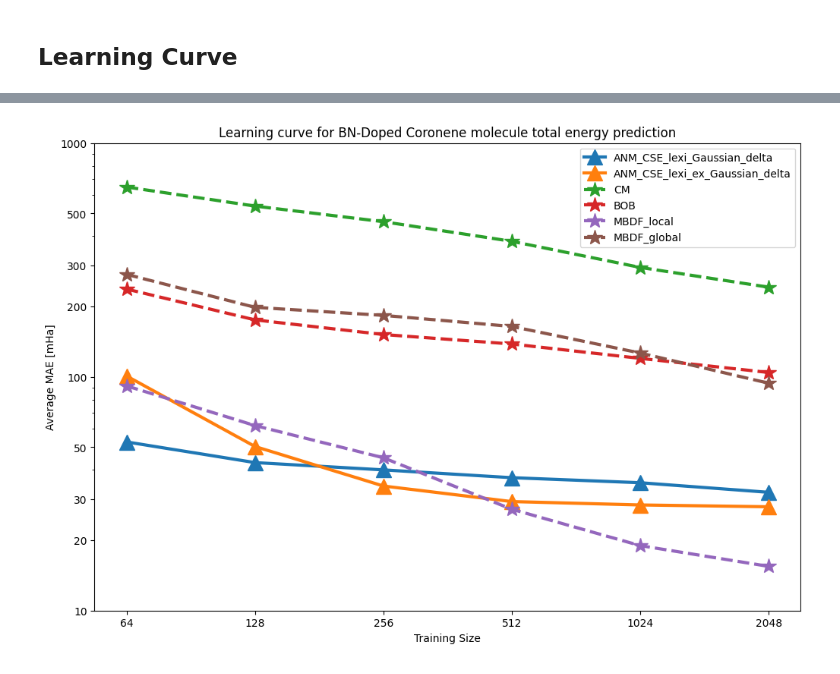
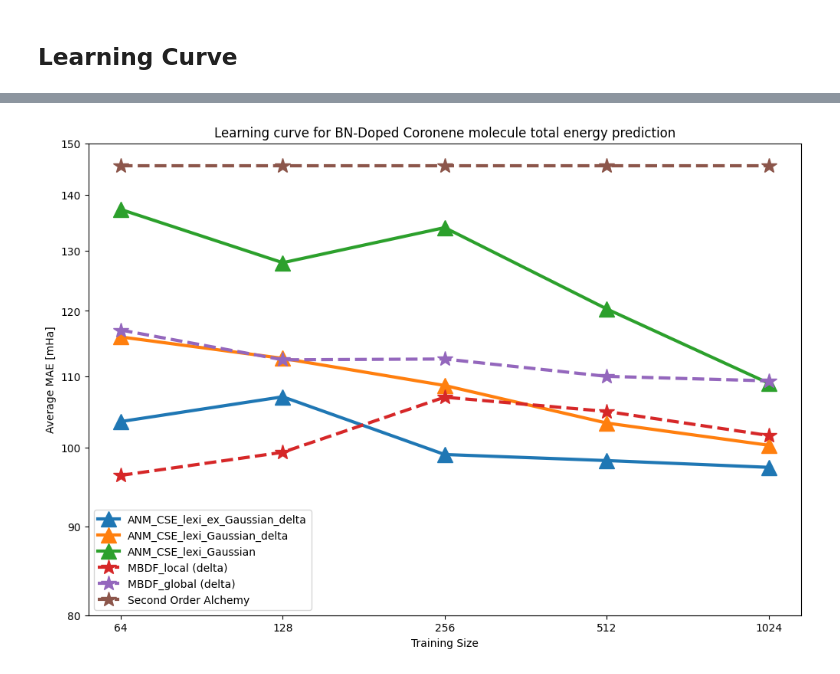
Before and after one commit to GabrielWu2004/Alchemical_Normal_Modes, a Jupyter notebook: [2]_ANM_with_coronene/main_code/performance_evaluation.ipynb, the cells around one changed output, grey strips where cells are left out. Drawn from its saved outputs; the diff is of its cells as text; code cells hidden in the pictures.

```diff
--- a/[2]_ANM_with_coronene/main_code/performance_evaluation.ipynb
+++ b/[2]_ANM_with_coronene/main_code/performance_evaluation.ipynb
@@ -209,15 +71,15 @@ display(model_performance)
 # %%
 X = dataset_dict['CSE_lexi'].to_numpy()
-y = delta_total_energy.to_numpy()
+y = D_etot.to_numpy()
 
-best_params = {'alpha': 1.6596764933651303e-07, 'gamma': 2.1567299387422978e-06, 'kernel': 'rbf'}
+best_params = {'alpha': 1.5182042161569614e-12, 'gamma': 6.03689365016129e-10, 'kernel': 'rbf'}
 model = KernelRidge(**best_params)
 
 columns = ['training size', 'average MAE (mHa)', 'standard deviation (mHa)']
 model_performance = pd.DataFrame(columns=columns)
 
-training_size = [2**i for i in range(6, 12)]
-num_trials = 3
+training_size = [2**i for i in range(6, 11)]
+num_trials = 5
 
 with warnings.catch_warnings():
     for index, num_training_sample in enumerate(training_size):
@@ -243,15 +106,15 @@ display(model_performance)
 # %%
-X = dataset_dict['CSE'].to_numpy()
-y = delta_delta_total_energy.to_numpy()
+X = dataset_dict['CSE_lexi'].to_numpy()
+y = DD_etot.to_numpy()
 
-best_params = {'alpha': 1.6596764933651303e-07, 'gamma': 2.1567299387422978e-06, 'kernel': 'rbf'}
+best_params = {'alpha': 0.0025629074500422688, 'gamma': 1.8104490522288843e-07, 'kernel': 'rbf'}
 model = KernelRidge(**best_params)
 
 columns = ['training size', 'average MAE (mHa)', 'standard deviation (mHa)']
 model_performance = pd.DataFrame(columns=columns)
 
-training_size = [2**i for i in range(6, 12)]
-num_trials = 3
+training_size = [2**i for i in range(6, 11)]
+num_trials = 5
 
 with warnings.catch_warnings():
     for index, num_training_sample in enumerate(training_size):
@@ -262,8 +125,8 @@ with warnings.catch_warnings():
         model_performance.at[index, 'average MAE (mHa)'] = average_error * 1000
         model_performance.at[index, 'standard deviation (mHa)'] = std_dev_error * 1000
 
-model_collection['ANM_CSE_Gaussian_delta'] = model
-performance_summary['ANM_CSE_Gaussian_delta'] = model_performance
+model_collection['ANM_CSE_lexi_Gaussian_delta'] = model
+performance_summary['ANM_CSE_lexi_Gaussian_delta'] = model_performance
 
 display(model_performance)
 # %% [output]
@@ -343,7 +144,7 @@ charges = coronene_energy_raw_data['charges'][:, :24]
 X = dataset_dict['CSE_lexi']
 y = DD_etot
 
-best_params = {'alpha': 0.0003077632285837624, 'beta': 1.7201150692798052e-08, 'epsilon': 9.489197381921544e-09, 'gamma': 1.0566043571980399e-07}
+best_params = {'alpha': 0.00028513857657025936, 'beta': 1.1753499166909471e-08, 'epsilon': 3.0350353283034606e-06, 'gamma': 1.1611337892690983e-07}
 model = KernelRidge(kernel='precomputed', alpha=best_params['alpha'])
 
 columns = ['training size', 'average MAE (mHa)', 'standard deviation (mHa)']
@@ -381,46 +182,47 @@ dict_keys(['ANM_Gaussian_delta', 'ANM_lexi_Gaussian_delta', 'ANM_CE_Gaussian_del
 # %%
 # performance_summary.pop("ANM_CSE_lexi_nd_Gaussian_delta")
 
-target_key = ['ANM_CSE_lexi_Gaussian_delta', 'ANM_CSE_lexi_ex_Gaussian_delta']
+target_key = ['ANM_CSE_lexi_Gaussian', 'ANM_CSE_lexi_Gaussian_delta', 'ANM_CSE_lexi_ex_Gaussian_delta']
 
 plt.figure(figsize=(12, 8))
 
-baseline = {'CM': [648.5527354673592, 537.6985692537448, 461.0180882987335, 379.9858538857778, 293.8438973546341, 241.82578139489823],
-            'BOB': [237.41250993141233, 175.25626039916506, 151.71095095761646, 138.19860398430035, 119.94745348162638, 104.37619882451854],
-            'MBDF_local': [91.45978157923743, 61.880635092542924, 45.05741969642941, 27.131326474704487, 18.96572152685743, 15.459664235069118],
-            'MBDF_global': [274.40293174604693, 198.34254220451777, 183.23390683681885, 164.29180299704285, 126.44938842117904, 93.92669161271573]}
+baseline = {# 'CM': [648.5527354673592, 537.6985692537448, 461.0180882987335, 379.9858538857778, 293.8438973546341, 241.82578139489823],
+            # 'BOB': [237.41250993141233, 175.25626039916506, 151.71095095761646, 138.19860398430035, 119.94745348162638, 104.37619882451854],
+            'MBDF_local (delta)': [96.38010111496062, 99.39141128888097, 106.96809661973175, 104.9483784734266, 101.64287891483133],
+            'MBDF_global (delta)': [116.96369128659252, 112.42365228241572, 112.54209316496006, 109.97006810335796, 109.31274397167526],
+            'Second Order Alchemy': [145.62546462994108] * 5}
 
-x = performance_summary['ANM_lexi_Gaussian_delta']['training size']
+x = performance_summary['ANM_CSE_lexi_ex_Gaussian_delta']['training size']
 y_values = {}
 baseline_y = {}
 for key, df in performance_summary.items():
     if key in target_key:
         y_values[key] = df['average MAE (mHa)']
 for key, value in baseline.items():
     baseline_y[key] = value
 
 linewidth = 3
 markersize = 15
 
 for key, y_value in y_values.items():
     plt.plot(x, y_value, label=key, marker='^', linestyle='-', linewidth=linewidth, markersize=markersize)
 for key, y_value in baseline_y.items():
     plt.plot(x, y_value, label=key, marker='*', linestyle='--', linewidth=linewidth, markersize=markersize)
 
 
 plt.title('Learning curve for BN-Doped Coronene molecule total energy prediction')
 plt.xlabel('Training Size')
 plt.ylabel('Average MAE [mHa]')
 plt.legend()
 
 plt.xscale('log', base=2)
 plt.yscale('log', base=10)
-xticks = [2**i for i in range(6, 12)]
-yticks = [10, 20, 30, 50, 100, 200, 300, 500, 1000]
+xticks = [2**i for i in range(6, 11)]
+yticks = [80, 90, 100, 110, 120, 130, 140, 150]
 plt.xticks(xticks, labels = xticks)
 plt.yticks(yticks, labels = yticks)
 
-plt.savefig('../graph/[Coronene] [5.0] Learning curve for BN-Doped Coronene molecule total energy prediction.png', dpi=300)
+plt.savefig('../graph/[Coronene] [8.0] Learning curve for BN-Doped Coronene molecule total energy prediction.png', dpi=300)
 plt.show()
 # %% [output]
-[figure, old version]
+[figure, new version]
```
Also changed, not shown: parts of 22 cells of this notebook, 19 other files.
